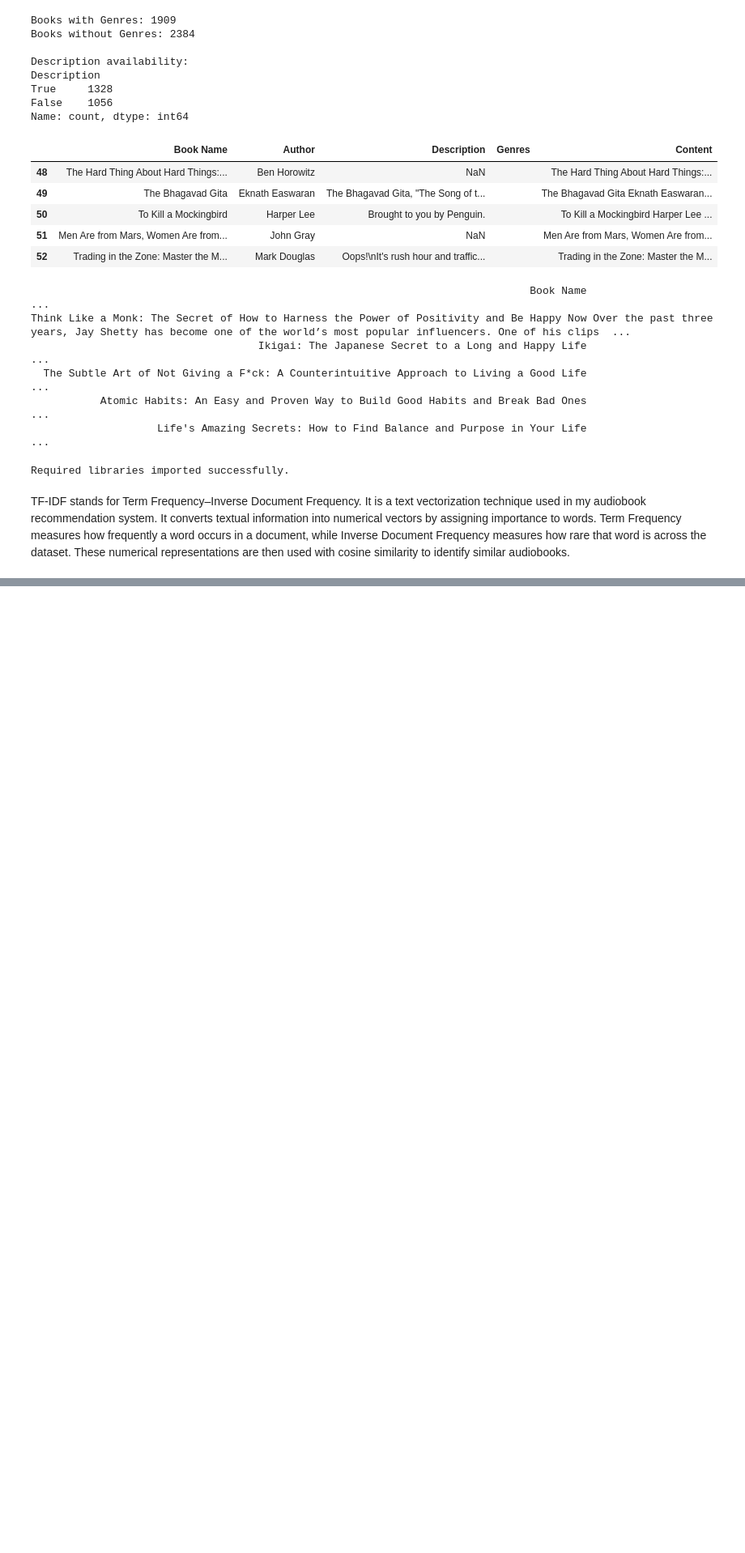
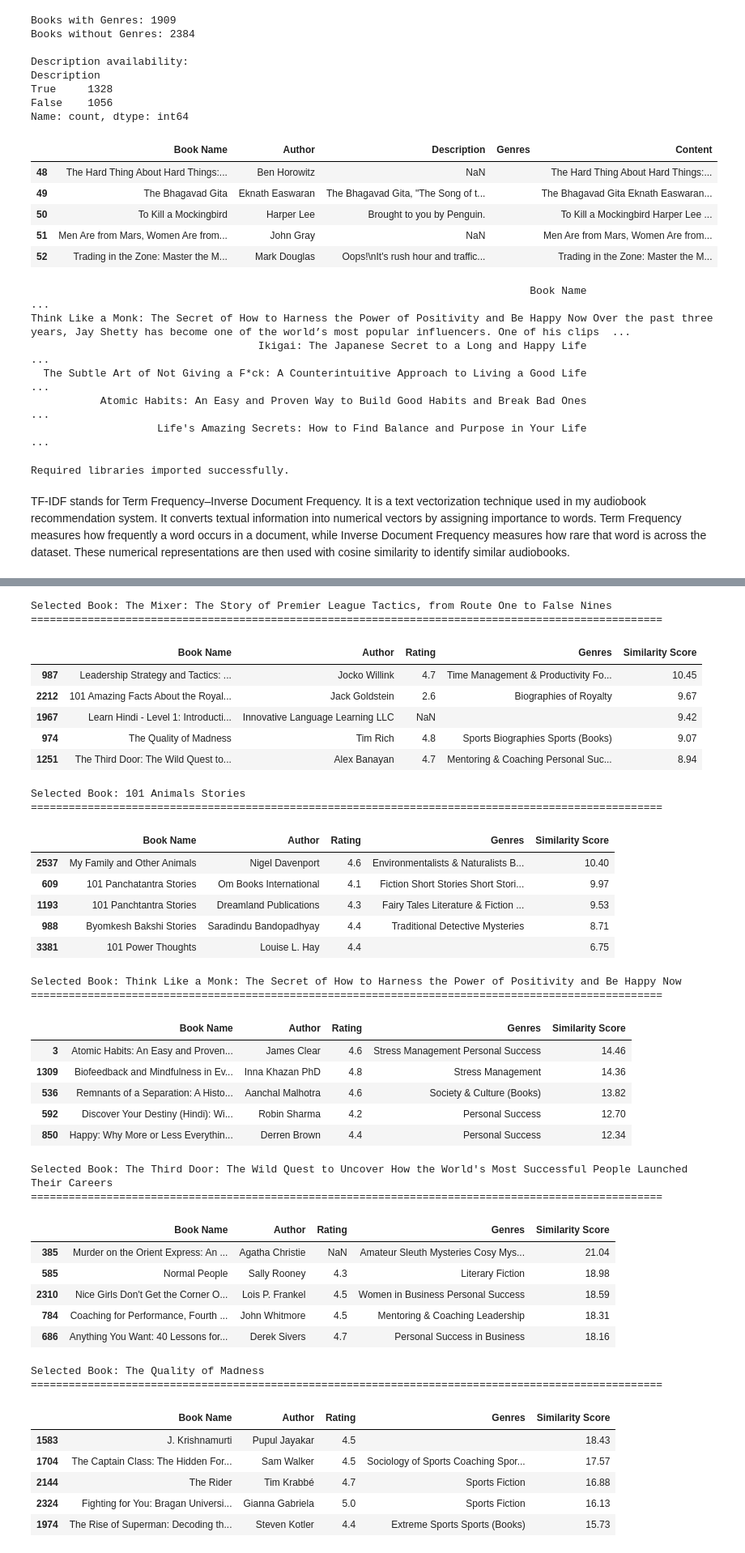
Before and after one commit to rao274563-cpu/Audible-Insights, a Jupyter notebook: notebooks/04_recommendation_system.ipynb, the cells around one changed output, grey strips where cells are left out. Shown at 81% size. Saved outputs shown, nothing was run; the diff lists cells and outputs as text; code cells hidden in the pictures; blank space fills up the shorter version.

```diff
--- a/notebooks/04_recommendation_system.ipynb
+++ b/notebooks/04_recommendation_system.ipynb
@@ -816,0 +798,12 @@ Genre Matrix Shape: (4293, 780)
+# %%
+# Calculate cosine similarity for each feature
+
+title_similarity = cosine_similarity(title_matrix)
+
+description_similarity = cosine_similarity(description_matrix)
+
+genre_similarity = cosine_similarity(genre_matrix)
+
+print("Title Similarity:", title_similarity.shape)
+print("Description Similarity:", description_similarity.shape)
+print("Genre Similarity:", genre_similarity.shape)
@@ -816,0 +814,10 @@ Genre Matrix Shape: (4293, 780)
+# %%
+# Combine similarities using weighted scores
+
+weighted_similarity = (
+    0.2 * title_similarity +
+    0.6 * description_similarity +
+    0.2 * genre_similarity
+)
+
+print("Weighted Similarity:", weighted_similarity.shape)
@@ -816,0 +882,57 @@ Genre Matrix Shape: (4293, 780)
+# %%
+# Evaluate recommendations for multiple audiobooks
+
+test_books = [
+    "The Mixer: The Story of Premier League Tactics, from Route One to False Nines",
+    "101 Animals Stories",
+    "Think Like a Monk: The Secret of How to Harness the Power of Positivity and Be Happy Now",
+    "The Third Door: The Wild Quest to Uncover How the World's Most Successful People Launched Their Careers",
+    "The Quality of Madness"
+]
+
+for book in test_books:
+    print("\nSelected Book:", book)
+    print("=" * 100)
+
+    display(recommend_book_final(book))
+# %% [output]
+Selected Book: The Mixer: The Story of Premier League Tactics, from Route One to False Nines
+====================================================================================================
+|  | Book Name | Author | Rating | Genres | Similarity Score |
+| 987 | Leadership Strategy and Tactics: ... | Jocko Willink | 4.7 | Time Management & Productivity Fo... | 10.45 |
+| 2212 | 101 Amazing Facts About the Royal... | Jack Goldstein | 2.6 | Biographies of Royalty | 9.67 |
+| 1967 | Learn Hindi - Level 1: Introducti... | Innovative Language Learning LLC | NaN |  | 9.42 |
+| 974 | The Quality of Madness | Tim Rich | 4.8 | Sports Biographies Sports (Books) | 9.07 |
+| 1251 | The Third Door: The Wild Quest to... | Alex Banayan | 4.7 | Mentoring & Coaching Personal Suc... | 8.94 |
+Selected Book: 101 Animals Stories
+====================================================================================================
+|  | Book Name | Author | Rating | Genres | Similarity Score |
+| 2537 | My Family and Other Animals | Nigel Davenport | 4.6 | Environmentalists & Naturalists B... | 10.40 |
+| 609 | 101 Panchatantra Stories | Om Books International | 4.1 | Fiction Short Stories Short Stori... | 9.97 |
+| 1193 | 101 Panchtantra Stories | Dreamland Publications | 4.3 | Fairy Tales Literature & Fiction ... | 9.53 |
+| 988 | Byomkesh Bakshi Stories | Saradindu Bandopadhyay | 4.4 | Traditional Detective Mysteries | 8.71 |
+| 3381 | 101 Power Thoughts | Louise L. Hay | 4.4 |  | 6.75 |
+Selected Book: Think Like a Monk: The Secret of How to Harness the Power of Positivity and Be Happy Now
+====================================================================================================
+|  | Book Name | Author | Rating | Genres | Similarity Score |
+| 3 | Atomic Habits: An Easy and Proven... | James Clear | 4.6 | Stress Management Personal Success | 14.46 |
+| 1309 | Biofeedback and Mindfulness in Ev... | Inna Khazan PhD | 4.8 | Stress Management | 14.36 |
+| 536 | Remnants of a Separation: A Histo... | Aanchal Malhotra | 4.6 | Society & Culture (Books) | 13.82 |
+| 592 | Discover Your Destiny (Hindi): Wi... | Robin Sharma | 4.2 | Personal Success | 12.70 |
+| 850 | Happy: Why More or Less Everythin... | Derren Brown | 4.4 | Personal Success | 12.34 |
+Selected Book: The Third Door: The Wild Quest to Uncover How the World's Most Successful People Launched Their Careers
+====================================================================================================
+|  | Book Name | Author | Rating | Genres | Similarity Score |
+| 385 | Murder on the Orient Express: An ... | Agatha Christie | NaN | Amateur Sleuth Mysteries Cosy Mys... | 21.04 |
+| 585 | Normal People | Sally Rooney | 4.3 | Literary Fiction | 18.98 |
+| 2310 | Nice Girls Don't Get the Corner O... | Lois P. Frankel | 4.5 | Women in Business Personal Success | 18.59 |
+| 784 | Coaching for Performance, Fourth ... | John Whitmore | 4.5 | Mentoring & Coaching Leadership | 18.31 |
+| 686 | Anything You Want: 40 Lessons for... | Derek Sivers | 4.7 | Personal Success in Business | 18.16 |
+Selected Book: The Quality of Madness
+====================================================================================================
+|  | Book Name | Author | Rating | Genres | Similarity Score |
+| 1583 | J. Krishnamurti | Pupul Jayakar | 4.5 |  | 18.43 |
+| 1704 | The Captain Class: The Hidden For... | Sam Walker | 4.5 | Sociology of Sports Coaching Spor... | 17.57 |
+| 2144 | The Rider | Tim Krabbé | 4.7 | Sports Fiction | 16.88 |
+| 2324 | Fighting for You: Bragan Universi... | Gianna Gabriela | 5.0 | Sports Fiction | 16.13 |
+| 1974 | The Rise of Superman: Decoding th... | Steven Kotler | 4.4 | Extreme Sports Sports (Books) | 15.73 |
```
Also changed, not shown: parts of 17 cells of this notebook, 4 other files.
